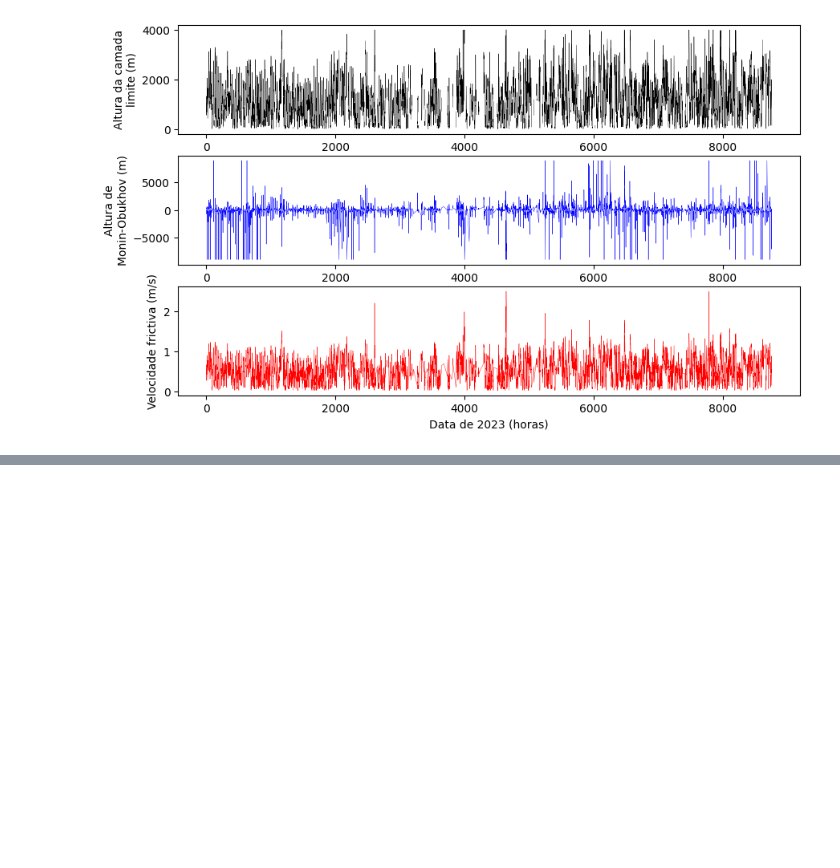
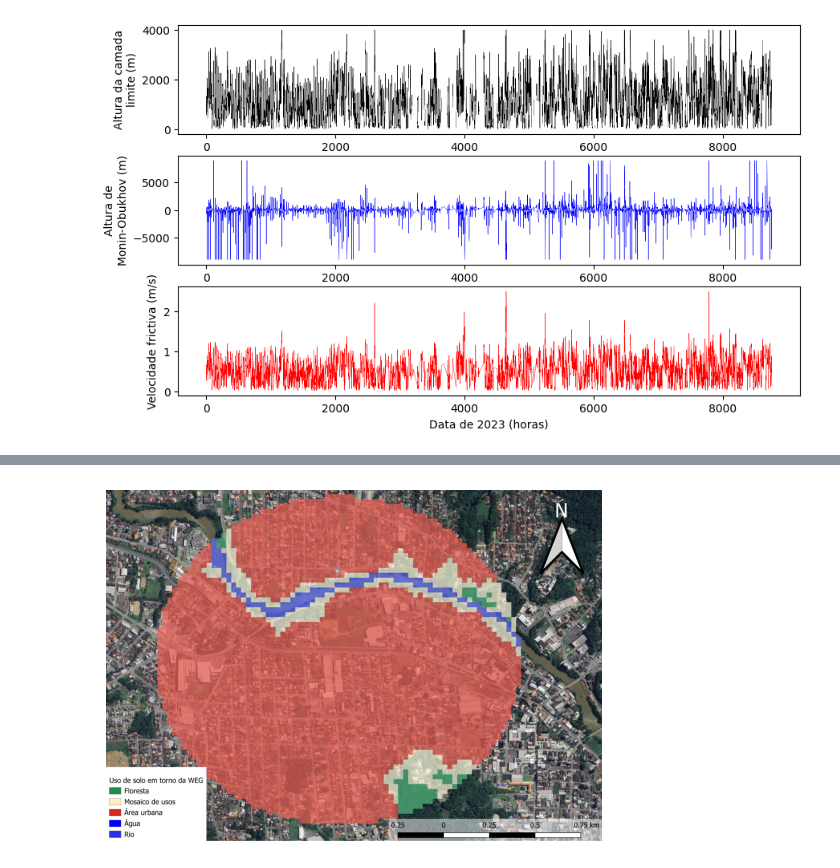
Before and after one commit to josehenriquehess/ENS5173_202401, a Jupyter notebook: Trabalho02.ipynb, the cells around one changed output, grey strips where cells are left out. Saved outputs shown, nothing was run; the diff lists cells and outputs as text; code cells hidden in the pictures; blank space fills up the shorter version.

```diff
--- a/Trabalho02.ipynb
+++ b/Trabalho02.ipynb
@@ -551,0 +582,14 @@ Text(0.5, 0, 'Data de 2023 (horas)')
+# %%
+# Apresentando imagem de satélite
+
+import matplotlib.image as mpimg
+
+# Carregar a imagem
+img = mpimg.imread('C:\\Users\\joseh\\Documents\\GitHub\\ENS5173_202401\\figures\WEG.png')
+
+# Exibir a imagem
+plt.imshow(img)
+plt.axis('off')  # Desativar os eixos
+plt.show()
+# %% [output]
+[figure, added]
```
Also changed, not shown: parts of 1 cell of this notebook.
